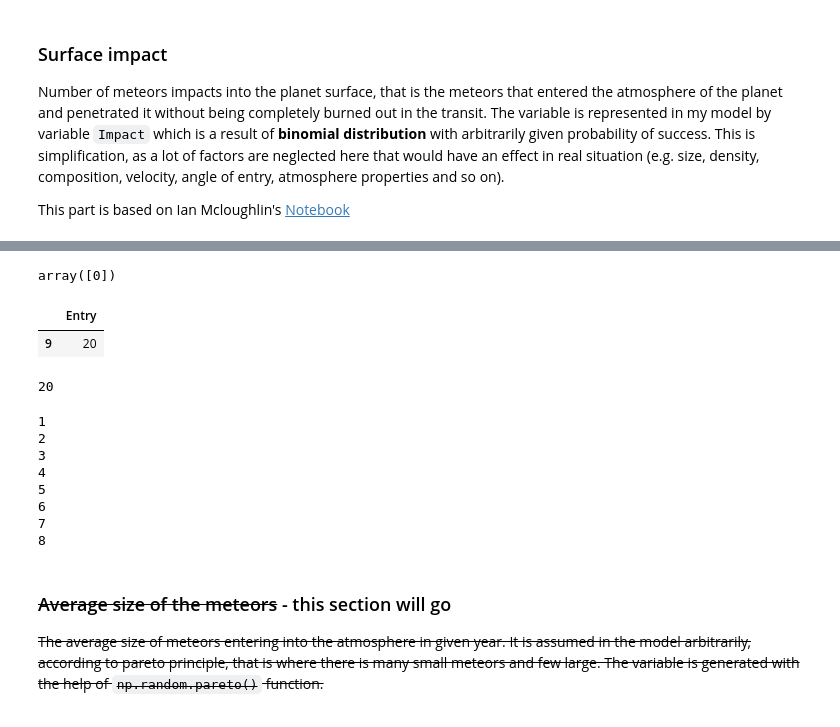
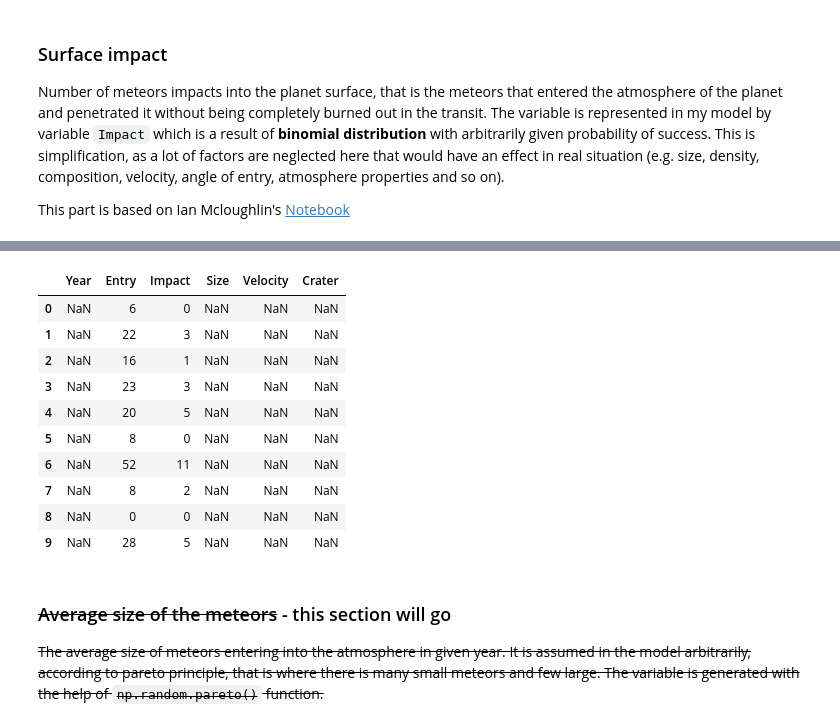
Before and after one commit to andkoc001/data_synthesis, a Jupyter notebook: data_synth_1.ipynb, the cells around one changed output, grey strips where cells are left out. Drawn from its saved outputs; the diff is of its cells as text; code cells hidden in the pictures.

Commit message:
Number of impactes incorporated into main dataset

```diff
--- a/data_synth_1.ipynb
+++ b/data_synth_1.ipynb
@@ -192,4 +161,5 @@ The variable is represented in my model by variable `Impact` which is a result o
 This part is based on Ian Mcloughlin's [Notebook](https://github.com/ianmcloughlin/jupyter-teaching-notebooks/blob/master/coin-flip.ipynb)
 # %%
 # assign probability of meteoroids passing through the atmosfere and hitting the surface
-passing_prob = 0.2
+passing_prob = 0.01*np.random.randint(5, 21) # range from 0.05 to 0.2
+passing_prob
@@ -199,7 +171,7 @@ passing_prob = 0.2
 # for each year
 for index, row in data.iterrows(): # adapted from https://stackoverflow.com/a/16476974
     print("\n")
-    print("Year: ", index+1, ";\tNumber of meteo: ", row["Entry"])
+    print("Year:", index+1) #, "\tNumber of meteo:\t", row["Entry"])
 
     sum = 0 # counting up the instances of successfully passing in a given year
 
@@ -207,8 +179,18 @@ for index, row in data.iterrows(): # adapted from https://stackoverflow.com/a/16
 
         # testing for a single instance (Number of tests, probability of a penetration, number of times to do this);
         passed = np.random.binomial(1, passing_prob, 1) # adapted from https://github.com/ianmcloughlin/jupyter-teaching-notebooks/blob/master/coin-flip.ipynb
-        print("Meteo #", i+1, ": ", passed)
-        sum = sum + passed
+        # print("Meteo no.", i+1, ": ", passed)
+        sum = int(sum + passed)
 
-    print("Number of meteo successfully passing the atm: ",sum)
+    print("Number of meteo passing the atm / total number:\t", sum, "/", row["Entry"])
+    if row["Entry"] != 0:
+        ratio_passing = sum/row["Entry"]
+    else:
+        ratio_passing = 0
+    #print("\t\t\t  Ratio:\t", ratio_passing)
+
+
+    # assign number of surface impacts to the main dataset
+    data.iat[index, 2] = sum
+    #print(data["Impact"])
 # %% [output]
@@ -232,28 +214,18 @@ Number of meteo successfully passing the atm:  [6]
-# %%
-np.random.binomial(0, passing_prob, 1)
-# %% [output]
-array([0])
-# %%
-data.iloc[[-1], [1]]
-# %% [output]
-|  | Entry |
-| 9 | 20 |
-# %%
-data.iat[-1, 1]
-# %% [output]
-20
-# %%
-for i in range(data.iat[6, 1]): # data.iat[-1, 1] returns value of a cell
-        print(i+1)
-# %% [output]
-1
-2
-3
-4
-5
-6
-7
-8
+# %%
+# current dataset
+data
+# %% [output]
+|  | Year | Entry | Impact | Size | Velocity | Crater |
+| 0 | NaN | 6 | 0 | NaN | NaN | NaN |
+| 1 | NaN | 22 | 3 | NaN | NaN | NaN |
+| 2 | NaN | 16 | 1 | NaN | NaN | NaN |
+| 3 | NaN | 23 | 3 | NaN | NaN | NaN |
+| 4 | NaN | 20 | 5 | NaN | NaN | NaN |
+| 5 | NaN | 8 | 0 | NaN | NaN | NaN |
+| 6 | NaN | 52 | 11 | NaN | NaN | NaN |
+| 7 | NaN | 8 | 2 | NaN | NaN | NaN |
+| 8 | NaN | 0 | 0 | NaN | NaN | NaN |
+| 9 | NaN | 28 | 5 | NaN | NaN | NaN |
 # %% [markdown]
 ### ~~Average size of the meteors~~ - this section will go
 
```
Also changed, not shown: parts of 6 cells of this notebook.
